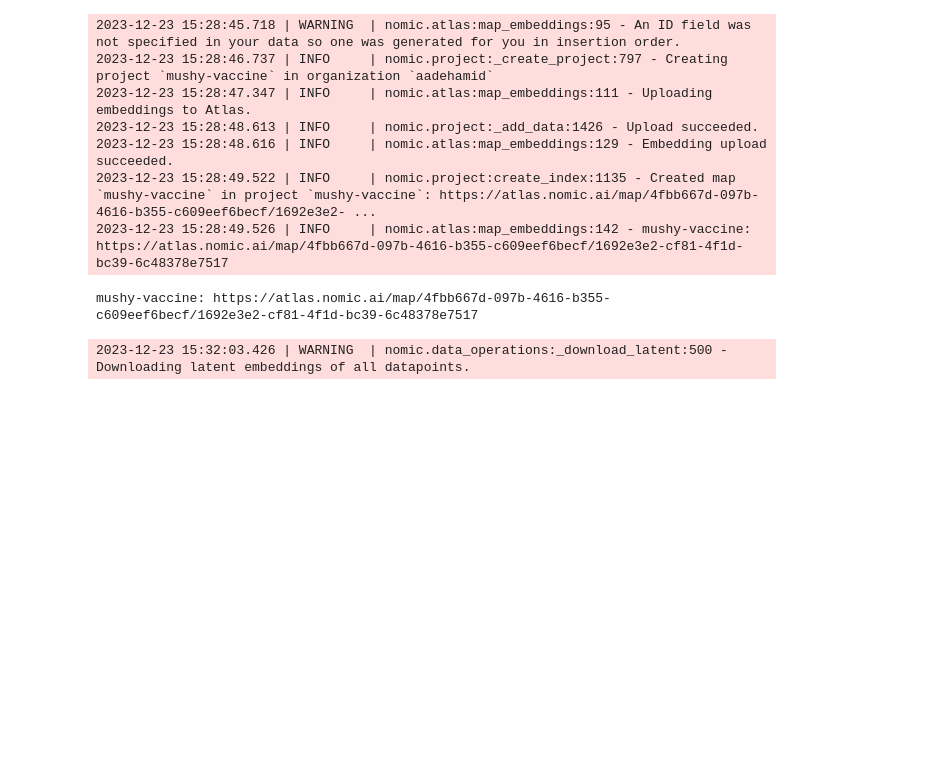
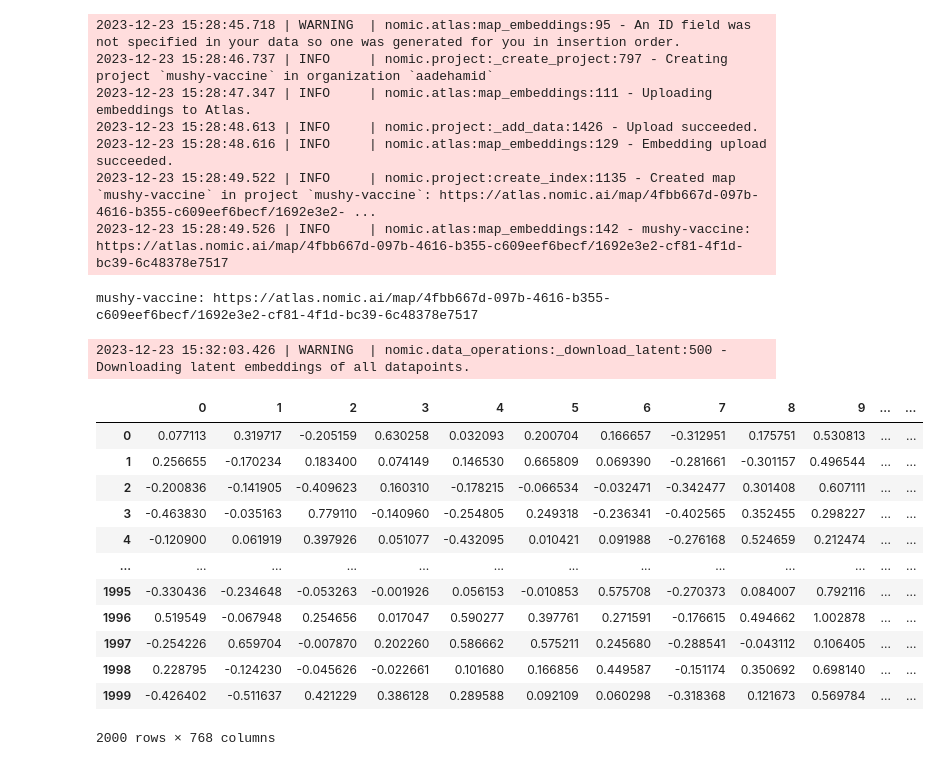
Before and after one commit to aadehamid/embeddings, a Jupyter notebook: search.ipynb, the cells around one changed output. Saved outputs shown, nothing was run; the diff lists cells and outputs as text; code cells hidden in the pictures; blank space fills up the shorter version.

```diff
--- a/search.ipynb
+++ b/search.ipynb
@@ -303,5 +303,21 @@ mushy-vaccine: https://atlas.nomic.ai/map/4fbb667d-097b-4616-b355-c609eef6becf/1
 import pandas as pd
 embeds_df = pd.DataFrame(embeds)
 embeds_df.to_csv('embeds.tsv', sep='\t', index=False)
+# %%
+embeds_df
+# %% [output]
+|  | 0 | 1 | 2 | 3 | 4 | 5 | 6 | 7 | 8 | 9 | ... | ... |
+| 0 | 0.077113 | 0.319717 | -0.205159 | 0.630258 | 0.032093 | 0.200704 | 0.166657 | -0.312951 | 0.175751 | 0.530813 | ... | ... |
+| 1 | 0.256655 | -0.170234 | 0.183400 | 0.074149 | 0.146530 | 0.665809 | 0.069390 | -0.281661 | -0.301157 | 0.496544 | ... | ... |
+| 2 | -0.200836 | -0.141905 | -0.409623 | 0.160310 | -0.178215 | -0.066534 | -0.032471 | -0.342477 | 0.301408 | 0.607111 | ... | ... |
+| 3 | -0.463830 | -0.035163 | 0.779110 | -0.140960 | -0.254805 | 0.249318 | -0.236341 | -0.402565 | 0.352455 | 0.298227 | ... | ... |
+| 4 | -0.120900 | 0.061919 | 0.397926 | 0.051077 | -0.432095 | 0.010421 | 0.091988 | -0.276168 | 0.524659 | 0.212474 | ... | ... |
+| ... | ... | ... | ... | ... | ... | ... | ... | ... | ... | ... | ... | ... |
+| 1995 | -0.330436 | -0.234648 | -0.053263 | -0.001926 | 0.056153 | -0.010853 | 0.575708 | -0.270373 | 0.084007 | 0.792116 | ... | ... |
+| 1996 | 0.519549 | -0.067948 | 0.254656 | 0.017047 | 0.590277 | 0.397761 | 0.271591 | -0.176615 | 0.494662 | 1.002878 | ... | ... |
+| 1997 | -0.254226 | 0.659704 | -0.007870 | 0.202260 | 0.586662 | 0.575211 | 0.245680 | -0.288541 | -0.043112 | 0.106405 | ... | ... |
+| 1998 | 0.228795 | -0.124230 | -0.045626 | -0.022661 | 0.101680 | 0.166856 | 0.449587 | -0.151174 | 0.350692 | 0.698140 | ... | ... |
+| 1999 | -0.426402 | -0.511637 | 0.421229 | 0.386128 | 0.289588 | 0.092109 | 0.060298 | -0.318368 | 0.121673 | 0.569784 | ... | ... |
+2000 rows × 768 columns
 # %%
 wiki_articles[['text', 'emb']].to_csv('embeds.tsv', sep='\t', index=False)
```
Also changed, not shown: parts of 1 cell of this notebook.
